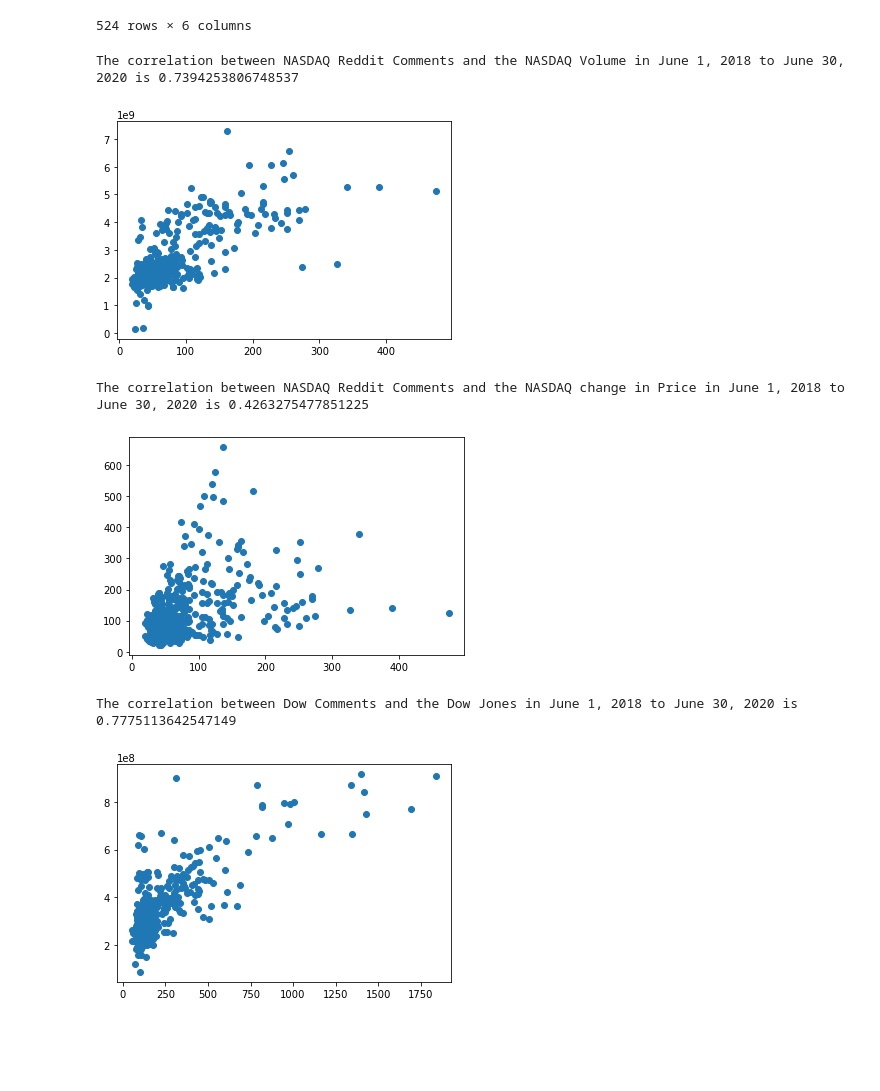
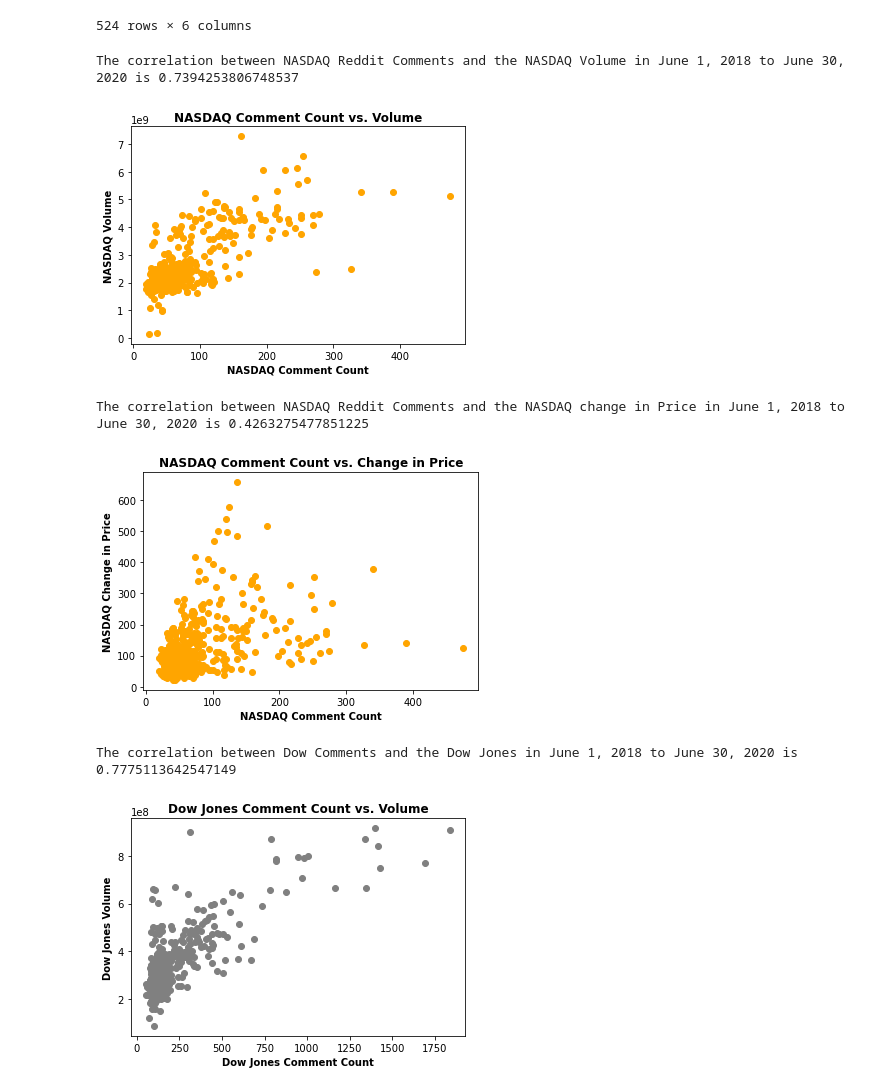
Before and after one commit to ashleighdevito/Cryptocurrency, a Jupyter notebook: Analysis/Working_Scripts/statistics.ipynb, the cells around one changed output. Drawn from its saved outputs; the diff is of its cells as text; code cells hidden in the pictures; blank space fills up the shorter version.

```diff
--- a/Analysis/Working_Scripts/statistics.ipynb
+++ b/Analysis/Working_Scripts/statistics.ipynb
@@ -492,28 +516,34 @@ nasdaq_volume_merged = nasdaq_merged_df['NASDAQ Volume']
 correlation = st.pearsonr(nasdaq_comments_merged, nasdaq_volume_merged)
 
 print(f"The correlation between NASDAQ Reddit Comments and the NASDAQ Volume in June 1, 2018 to June 30, 2020 is {correlation[0]}")
-plt.scatter(nasdaq_comments_merged, nasdaq_volume_merged)
+plt.scatter(nasdaq_comments_merged, nasdaq_volume_merged,color ="orange")
+plt.xlabel("NASDAQ Comment Count",fontweight="bold")
+plt.ylabel("NASDAQ Volume",fontweight="bold")
+plt.title("NASDAQ Comment Count vs. Volume",fontweight="bold")
 plt.show()
 # %% [output]
 The correlation between NASDAQ Reddit Comments and the NASDAQ Volume in June 1, 2018 to June 30, 2020 is 0.7394253806748537
-[figure, old version]
+[figure, new version]
 # %%
 nasdaq_difference = stock_change[['NASDAQ Difference']]
 nasdaq_difference.reset_index(inplace=True)
 
 nasdaq_diff_merged = pd.merge(nasdaq_comments, nasdaq_difference)
 nasdaq_com = nasdaq_diff_merged['SubReddit']
 nasdaq_diff = nasdaq_diff_merged['NASDAQ Difference']
 
 correlation = st.pearsonr(nasdaq_com, nasdaq_diff)
 
 print(f"The correlation between NASDAQ Reddit Comments and the NASDAQ change in Price in June 1, 2018 to June 30, 2020 is {correlation[0]}")
 
-plt.scatter(nasdaq_com, nasdaq_diff)
+plt.scatter(nasdaq_com, nasdaq_diff,color ="orange")
+plt.xlabel("NASDAQ Comment Count",fontweight="bold")
+plt.ylabel("NASDAQ Change in Price",fontweight="bold")
+plt.title("NASDAQ Comment Count vs. Change in Price",fontweight="bold")
 plt.show()
 # %% [output]
 The correlation between NASDAQ Reddit Comments and the NASDAQ change in Price in June 1, 2018 to June 30, 2020 is 0.4263275477851225
-[figure, old version]
+[figure, new version]
 # %%
 dow_volume = stock_indexes_list_volume[['Dow Jones Volume']]
 dow_volume.reset_index(inplace=True)
@@ -526,11 +556,14 @@ dow_volume_merged = dow_merged_df['Dow Jones Volume']
 correlation = st.pearsonr(dow_comments_merged, dow_volume_merged)
 
 print(f"The correlation between Dow Comments and the Dow Jones in June 1, 2018 to June 30, 2020 is {correlation[0]}")
-plt.scatter(dow_comments_merged, dow_volume_merged)
+plt.scatter(dow_comments_merged, dow_volume_merged,color ="gray")
+plt.xlabel("Dow Jones Comment Count",fontweight="bold")
+plt.ylabel("Dow Jones Volume",fontweight="bold")
+plt.title("Dow Jones Comment Count vs. Volume",fontweight="bold")
 plt.show()
 # %% [output]
 The correlation between Dow Comments and the Dow Jones in June 1, 2018 to June 30, 2020 is 0.7775113642547149
-[figure, old version]
+[figure, new version]
 # %%
 dow_difference = stock_change[['Dow Jones Difference']]
 dow_difference.reset_index(inplace=True)
```
Also changed, not shown: parts of 25 cells of this notebook, 30 other files.
